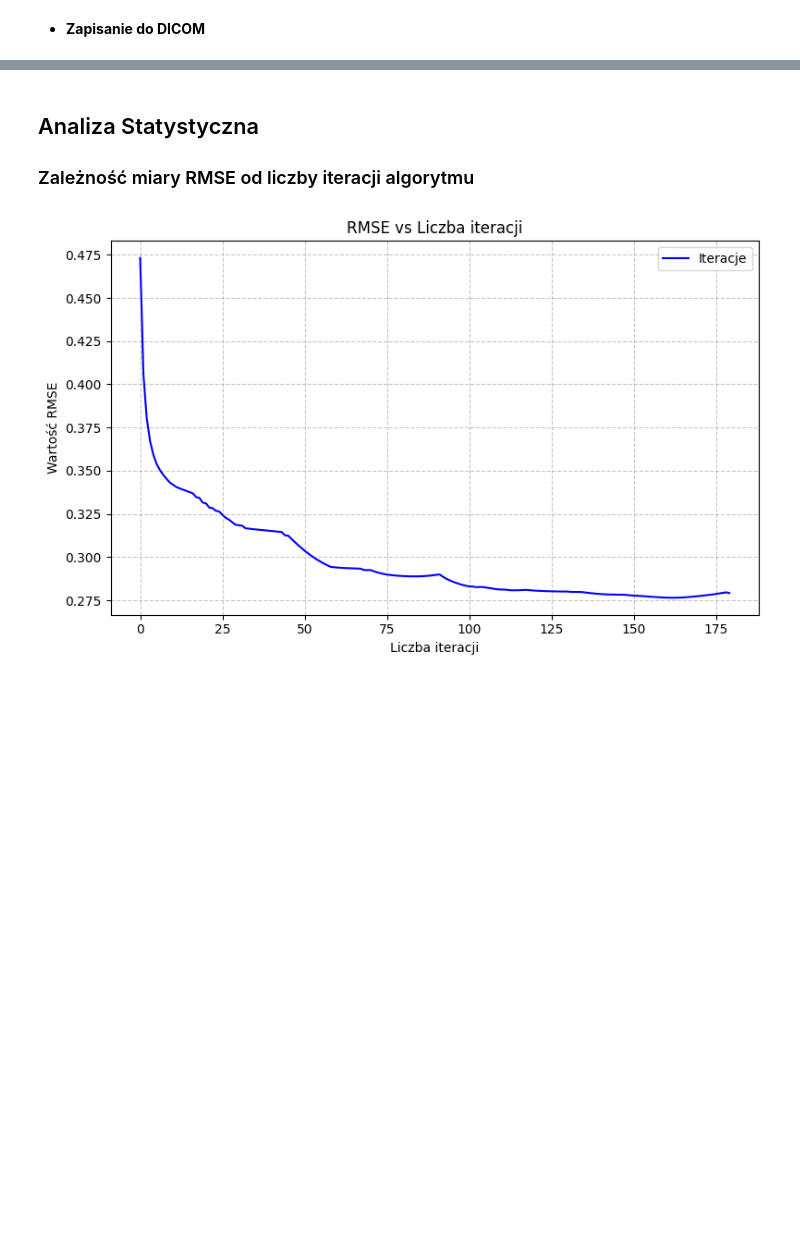
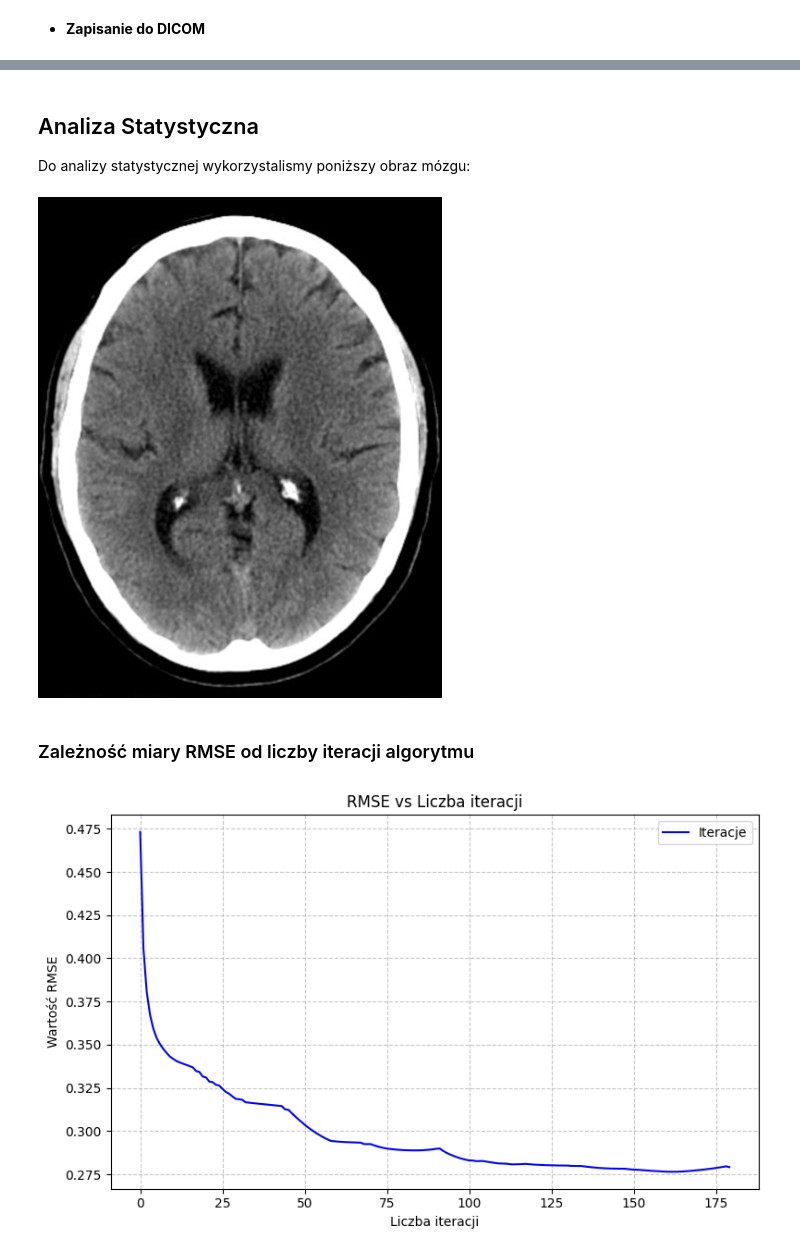
Before and after one commit to viatrix17/Symulacja-Tomografu, a Jupyter notebook: symulacja_tomografu.ipynb, the cells around one changed output, grey strips where cells are left out. Saved outputs shown, nothing was run; the diff lists cells and outputs as text; code cells hidden in the pictures; blank space fills up the shorter version.

```diff
--- a/symulacja_tomografu.ipynb
+++ b/symulacja_tomografu.ipynb
@@ -535,7 +422,13 @@ b'kR=* s \x1789).P\x06\x18\x1f\x001\x00-Z"7R\x1cUW+7;\'cPQat{sF[Q\x02=J-[&N\x14e
 [figure]
+# %% [markdown]
+## Analiza Statystyczna
+
+Do analizy statystycznej wykorzystalismy poniższy obraz mózgu:
+# %%
+img
+# %% [output]
+[figure, added]
 # %% [markdown]
-## Analiza Statystyczna
-
 ### Zależność miary RMSE od liczby iteracji algorytmu
 # %%
 sinogram = custom_radon(image)
```
Also changed, not shown: parts of 25 cells of this notebook, 2 other files.
